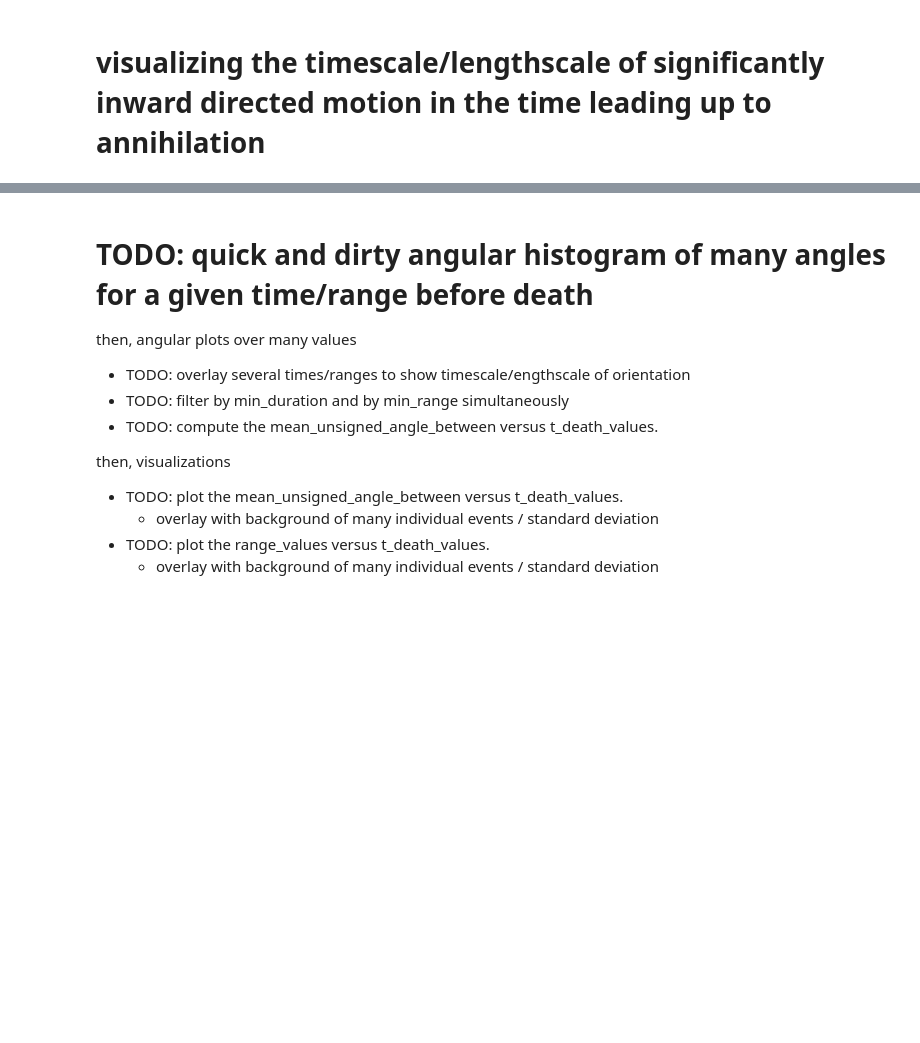
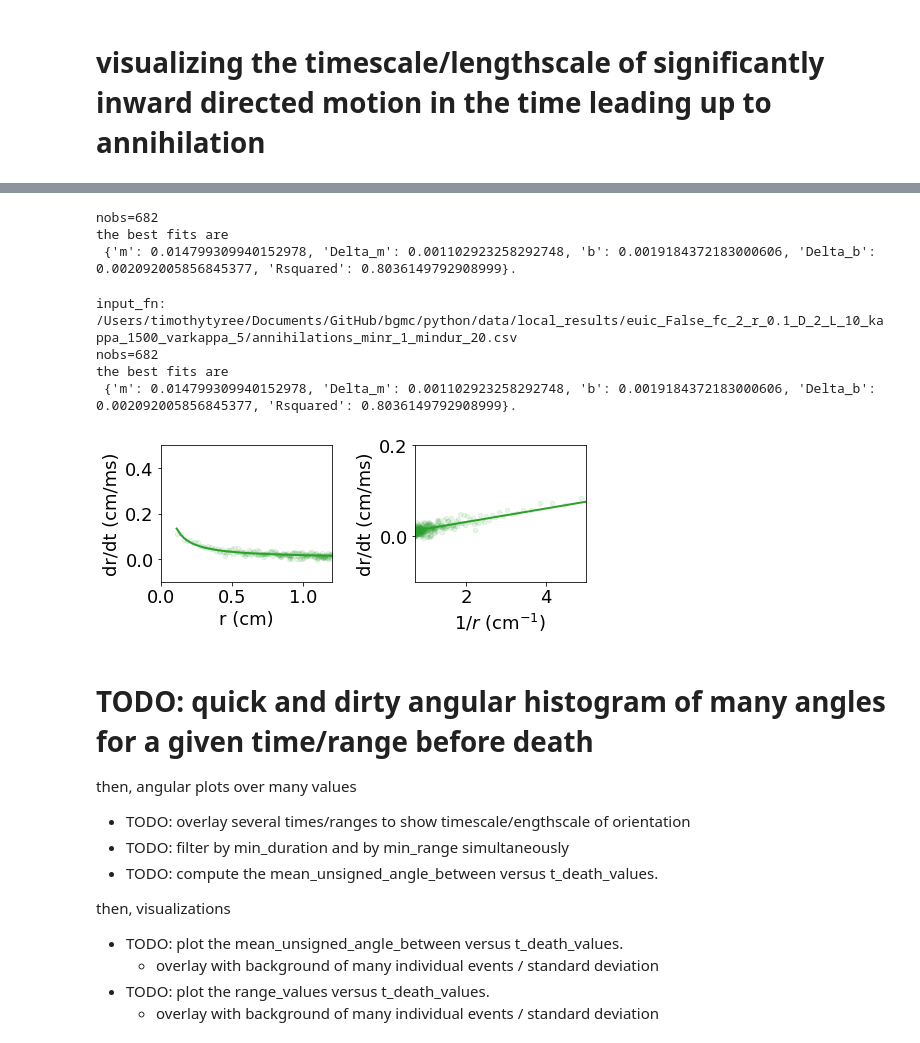
Before and after one commit to timtyree/care, a Jupyter notebook: notebooks/Measuring Average Forces between Spiral Tips.ipynb, the cells around one changed output, grey strips where cells are left out. Drawn from its saved outputs; the diff is of its cells as text; code cells hidden in the pictures; blank space fills up the shorter version.

Commit message:
analysis of mean forces between particles from the particle model

```diff
--- a/notebooks/Measuring Average Forces between Spiral Tips.ipynb
+++ b/notebooks/Measuring Average Forces between Spiral Tips.ipynb
@@ -57,6 +57,11 @@ input_fn="/home/timothytyree/Documents/GitHub/care/notebooks/Data/initial-condit
 input_fn="/home/timothytyree/Documents/GitHub/care/notebooks/Data/initial-conditions-fk-200x200/param_set_8_ds_5.0_tmax_10_diffCoef_0.0005/annihilations_minr_1.0_mindur_20.0.csv"
 #creations aggregated
 input_fn="/home/timothytyree/Documents/GitHub/care/notebooks/Data/initial-conditions-fk-200x200/param_set_8_ds_5.0_tmax_10_diffCoef_0.0005/creations_minr_1.0_mindur_20.0.csv"
+
+#particle results for DT=0.25ms
+input_fn="/Users/timothytyree/Documents/GitHub/bgmc/python/data/local_results/euic_False_fc_2_r_0.1_D_2_L_10_kappa_1500_varkappa_5/annihilations_minr_1_mindur_20.csv"
+#creations aggregated
+# input_fn="/Users/timothytyree/Documents/GitHub/bgmc/python/data/local_results/euic_False_fc_2_r_0.1_D_2_L_10_kappa_1500_varkappa_5/creations_minr_1_mindur_20.csv"
 # %% [markdown]
 ### notae malorum
 # %%
@@ -97,3 +102,7 @@ OR
 - and then save individual annihilation events at a high time resolution
 # %% [markdown]
 # visualizing the timescale/lengthscale of significantly inward directed motion in the time leading up to annihilation
+# %%
+df=pd.read_csv(input_fn)
+df.sort_values('tdeath',ascending=True,inplace=True)
+df.head()
@@ -99,0 +149,8 @@ OR
+# %%
+nobs=df.groupby('tdeath').r.count().iloc[0]
+print(f"nobs={nobs}")
+print(f"the best fits are\n {dict_force_fit}.")
+# %% [output]
+nobs=682
+the best fits are
+ {'m': 0.014799309940152978, 'Delta_m': 0.001102923258292748, 'b': 0.0019184372183000606, 'Delta_b': 0.002092005856845377, 'Rsquared': 0.8036149792908999}.
@@ -100,3 +161,51 @@ OR
+# %%
+fontsize=18
+alpha=0.1
+
+fig,axs=plt.subplots(ncols=2,figsize=(7,3))#(5,4))
+ax=axs[0]
+ax.scatter(x_values,y_values,c='C2',s=20,alpha=alpha)
+
+#plot fits
+ax.plot(x_values,y_hat_values,c='C2',lw=2,alpha=1)
+
+ax.set_xlim([0,1.2])
+ax.set_ylim([-0.1,.5])
+ax.set_xlabel(x_label,fontsize=fontsize)
+ax.set_ylabel(y_label,fontsize=fontsize)
+# ax.set_xscale('log')
+ax.tick_params(axis='both', which='major', labelsize=fontsize)
+ax.tick_params(axis='both', which='minor', labelsize=1)
+
+ax=axs[1]
+ax.scatter(1/x_values,y_values,c='C2',s=20,alpha=alpha)
+
+#plot fits
+ax.plot(1/x_values,y_hat_values,c='C2',lw=2,alpha=1)
+
+# y_hat_values_fk
+# y_hat_values_fk
+
+ax.set_xlim([.7,5])
+ax.set_ylim([-0.1,.2])
+ax.set_xlabel(r'$1/r$ (cm$^{-1}$)',fontsize=fontsize)
+ax.set_ylabel(y_label,fontsize=fontsize)
+
+# ax.set_xscale('log')
+ax.tick_params(axis='both', which='major', labelsize=fontsize)
+ax.tick_params(axis='both', which='minor', labelsize=1)
+#wrong bluf because aggregate
+plt.tight_layout()
+print(f"input_fn: {input_fn}")
+print(f"nobs={nobs}")
+print(f"the best fits are\n {dict_force_fit}.")
+plt.show()
+# %% [output]
+input_fn: /Users/timothytyree/Documents/GitHub/bgmc/python/data/local_results/euic_False_fc_2_r_0.1_D_2_L_10_kappa_1500_varkappa_5/annihilations_minr_1_mindur_20.csv
+nobs=682
+the best fits are
+ {'m': 0.014799309940152978, 'Delta_m': 0.001102923258292748, 'b': 0.0019184372183000606, 'Delta_b': 0.002092005856845377, 'Rsquared': 0.8036149792908999}.
+[figure, added]
 # %% [markdown]
 # TODO: quick and dirty angular histogram of many angles for a given time/range before death
 then, angular plots over many values
```
Also changed, not shown: parts of 7 cells of this notebook, 3 other files.
